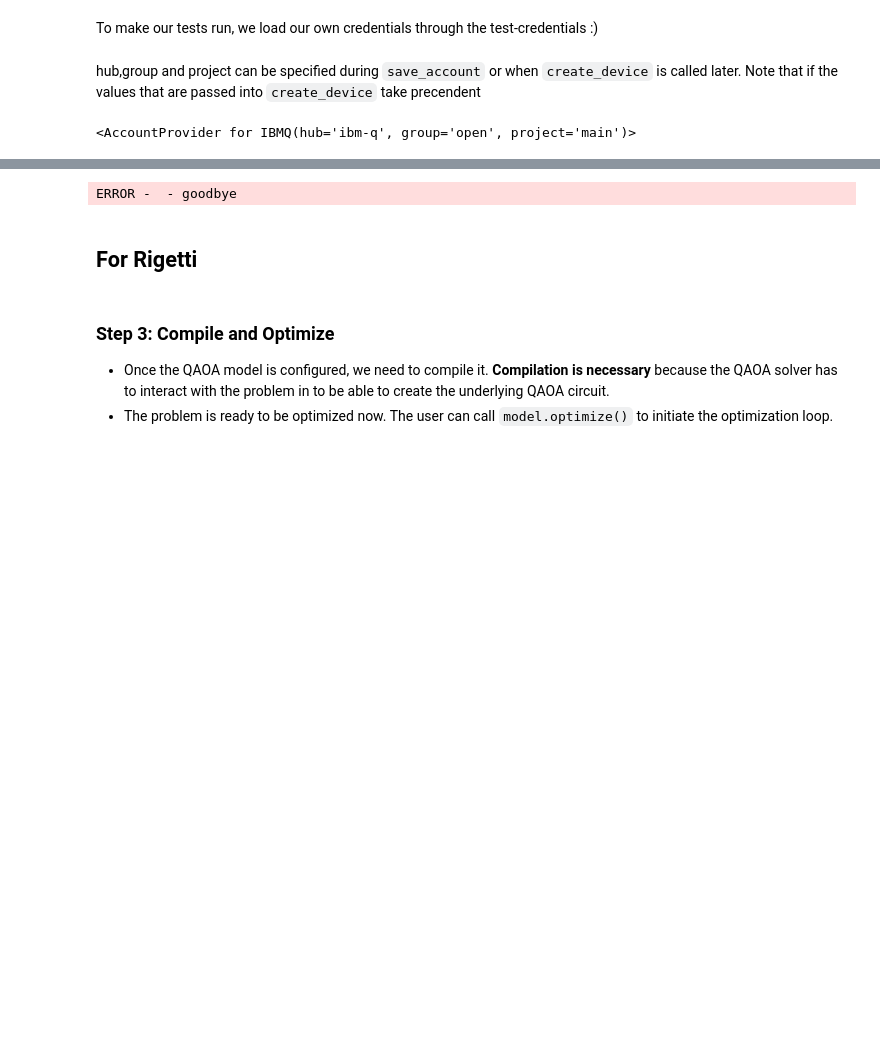
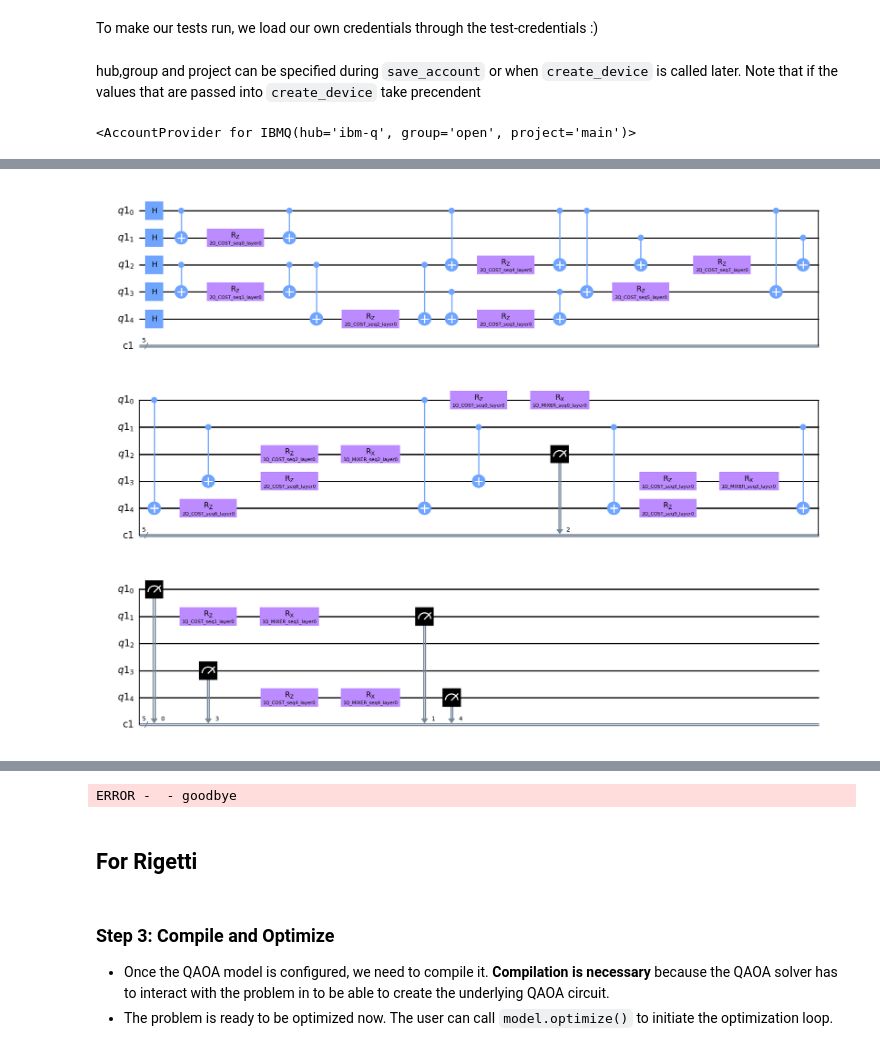
Before and after one commit to entropicalabs/openqaoa, a Jupyter notebook: examples/03_qaoa_on_qpus.ipynb, the cells around one changed output, grey strips where cells are left out. Cells and saved outputs as stored; diff of their text form; code cells hidden in the pictures; blank space fills up the shorter version.

```diff
--- a/examples/03_qaoa_on_qpus.ipynb
+++ b/examples/03_qaoa_on_qpus.ipynb
@@ -150,0 +151,23 @@ q_qiskit.backend.parametric_circuit.draw('mpl')
+# %%
+# initialize model with default configurations
+q_qiskit_unrouted = QAOA()
+# %%
+# device. If qpu_crendetials is not specified,the default hub, group and provider is used.
+qiskit_cloud = create_device(location='ibmq', name='ibm_oslo', **qpu_credentials)
+q_qiskit_unrouted.set_device(qiskit_cloud)
+
+# circuit properties
+q_qiskit_unrouted.set_circuit_properties(p=1, param_type='standard', init_type='rand', mixer_hamiltonian='x')
+
+# backend properties (already set by default)
+q_qiskit_unrouted.set_backend_properties(prepend_state=None, append_state=None)
+
+# classical optimizer properties
+q_qiskit_unrouted.set_classical_optimizer(method='nelder-mead', maxiter=10, cost_progress=True,
+                                 parameter_log=True, optimization_progress=True)
+# %%
+q_qiskit_unrouted.compile(prob_qubo)
+# %%
+q_qiskit_unrouted.backend.parametric_circuit.draw('mpl')
+# %% [output]
+[figure, added]
```
Also changed, not shown: parts of 7 cells of this notebook, 4 other files.
